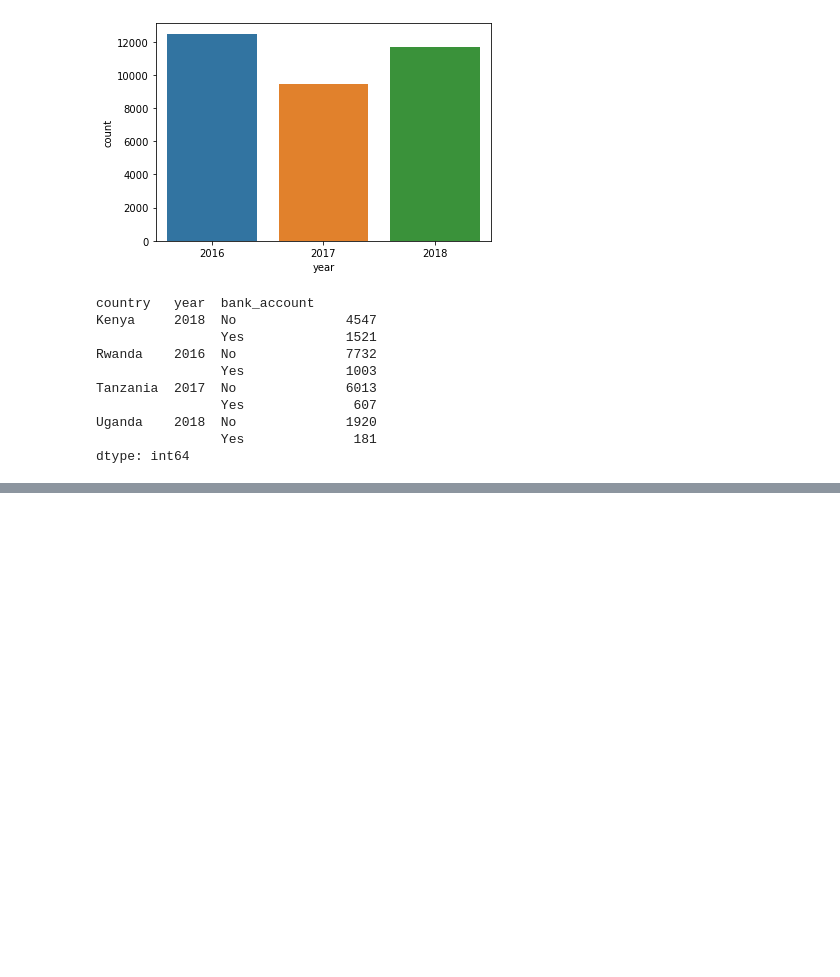
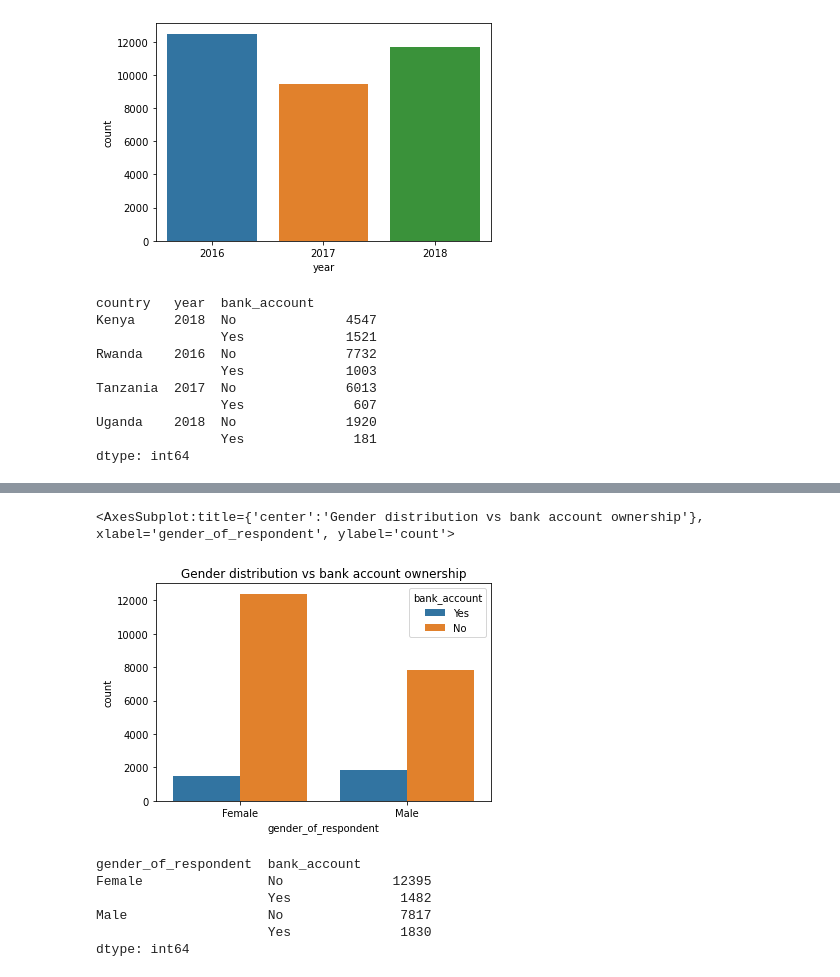
Before and after one commit to stevejj4/Financial-Inclusion-In-Afrika, a Jupyter notebook: processing.ipynb, the cells around one changed output, grey strips where cells are left out. Drawn from its saved outputs; the diff is of its cells as text; code cells hidden in the pictures; blank space fills up the shorter version.

```diff
--- a/processing.ipynb
+++ b/processing.ipynb
@@ -186,0 +191,17 @@ dtype: int64
+# %%
+# focus on gender of the respondent
+plt.title('Gender distribution vs bank account ownership')
+sns.countplot(data=datasets, x = 'gender_of_respondent', hue = 'bank_account')
+# %% [output]
+<AxesSubplot:title={'center':'Gender distribution vs bank account ownership'}, xlabel='gender_of_respondent', ylabel='count'>
+[figure, added]
+# %%
+genderBySize = datasets.groupby(['gender_of_respondent','bank_account']).size()
+genderBySize
+# %% [output]
+gender_of_respondent  bank_account
+Female                No              12395
+                      Yes              1482
+Male                  No               7817
+                      Yes              1830
+dtype: int64
```
Also changed, not shown: parts of 7 cells of this notebook.
